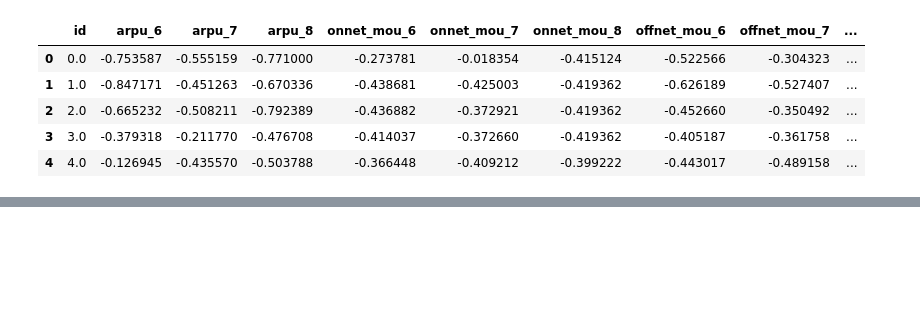
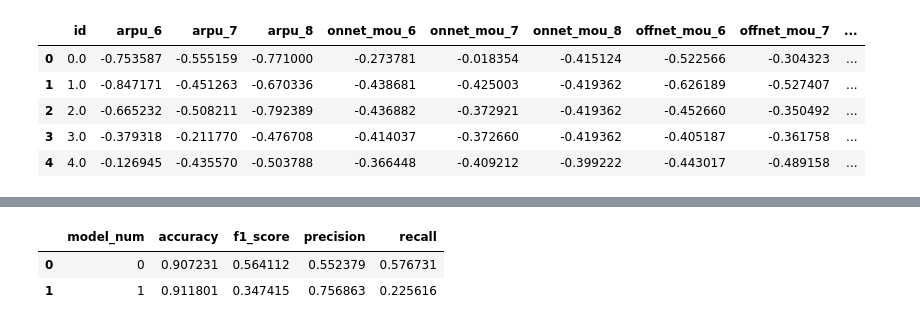
Before and after one commit to eeshangpt/TelecomChurn, a Jupyter notebook: Telecom Churn Prediction.ipynb, the cells around one changed output, grey strips where cells are left out. Saved outputs shown, nothing was run; the diff lists cells and outputs as text; code cells hidden in the pictures; blank space fills up the shorter version.

```diff
--- a/Telecom Churn Prediction.ipynb
+++ b/Telecom Churn Prediction.ipynb
@@ -333,0 +331,2 @@ Model training can be started
+# %%
+strat_k_folds = StratifiedKFold(n_splits=10)
@@ -333,0 +377,12 @@ Model training can be started
+# %%
+pca_model = PCA(n_components=0.95)
+x_trn, x_val, y_trn, y_val = train_test_split(data, y)
+pca_x_trn = pca_model.fit_transform(x_trn.iloc[:, 1:])
+pca_x_val = pca_model.transform(x_val.iloc[:, 1:])
+# %%
+for model_id, model_details in models.items():
+    print('==========', model_id, sep='\n')
+    clf = GridSearchCV(estimator=model_details[0], param_grid=model_details[1], n_jobs=4, verbose=1)
+    clf.fit(pca_x_trn, y_trn)
+    print(f"{clf.best_params_}", f"{clf.best_score_}", sep='\n')
+    print("==========")
@@ -333,0 +411,23 @@ Model training can be started
+# %%
+# model_num, accuracy, f1_score, precision, recall
+pca_n_com_s = np.linspace(0.75, 1., num=6)
+pca_n_com = pca_n_com_s[-2]
+overall_results = []
+for i, model in enumerate(models):
+    cross_validation_results = []
+    for itr, (trn, val) in enumerate(strat_k_folds.split(data, y)):
+        x_trn, y_trn = data.iloc[trn, 1:], y.iloc[trn]
+        x_val, y_val = data.iloc[val, 1:], y.iloc[val]
+        pca_model = PCA(n_components=pca_n_com)
+        pca_x_trn = pca_model.fit_transform(x_trn.iloc[:, 1:])
+        pca_x_val = pca_model.transform(x_val.iloc[:, 1:])
+        model.fit(pca_x_trn, y_trn)
+        pred = model.predict(pca_x_val)
+
+        cross_validation_results.append([accuracy_score(y_val, pred),
+                                         f1_score(y_val, pred),
+                                         precision_score(y_val, pred),
+                                         recall_score(y_val, pred)])
+    cross_validation_results = np.array(cross_validation_results).mean(axis=0).tolist()
+    overall_results.append([i] + cross_validation_results)
+overall_results
@@ -333,0 +482,10 @@ Model training can be started
+# %%
+pd.DataFrame(overall_results, columns=["model_num",
+                                       "accuracy",
+                                       "f1_score",
+                                       "precision",
+                                       "recall"])
+# %% [output]
+|  | model_num | accuracy | f1_score | precision | recall |
+| 0 | 0 | 0.907231 | 0.564112 | 0.552379 | 0.576731 |
+| 1 | 1 | 0.911801 | 0.347415 | 0.756863 | 0.225616 |
```
Also changed, not shown: parts of 32 cells of this notebook, 1 other file.
